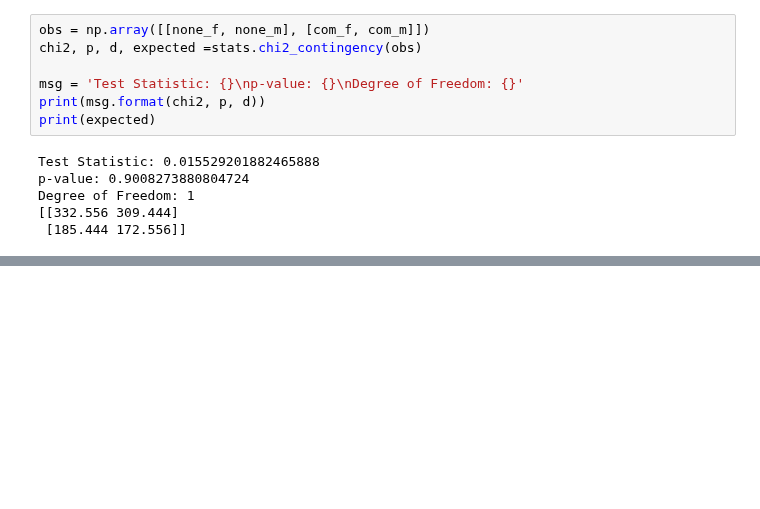
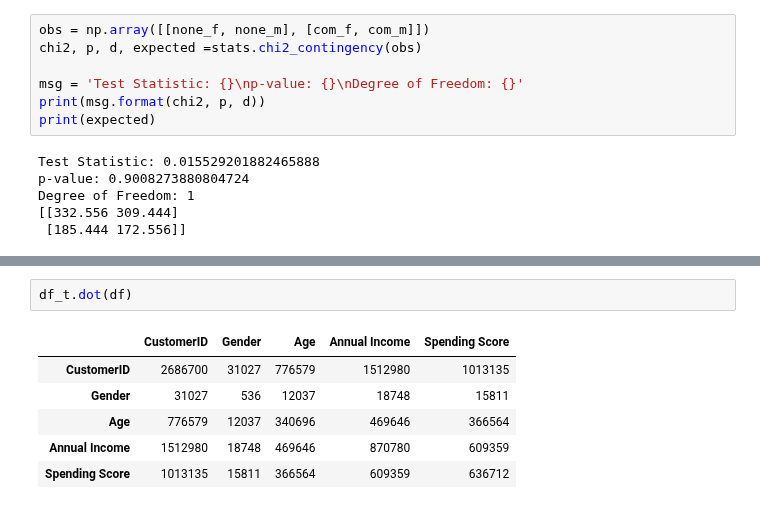
Before and after one commit to seoinhyeok96/python_data_class, a Jupyter notebook: 기초통계 수업 /3 day.ipynb, the cells around one changed output, grey strips where cells are left out. Saved outputs shown, nothing was run; the diff lists cells and outputs as text; blank space fills up the shorter version.

```diff
--- a/기초통계 수업 /3 day.ipynb
+++ b/기초통계 수업 /3 day.ipynb
@@ -312,0 +348,9 @@ Degree of Freedom: 1
+# %%
+df_t.dot(df)
+# %% [output]
+|  | CustomerID | Gender | Age | Annual Income | Spending Score |
+| CustomerID | 2686700 | 31027 | 776579 | 1512980 | 1013135 |
+| Gender | 31027 | 536 | 12037 | 18748 | 15811 |
+| Age | 776579 | 12037 | 340696 | 469646 | 366564 |
+| Annual Income | 1512980 | 18748 | 469646 | 870780 | 609359 |
+| Spending Score | 1013135 | 15811 | 366564 | 609359 | 636712 |
```
Also changed, not shown: parts of 6 cells of this notebook, 1 other file.
